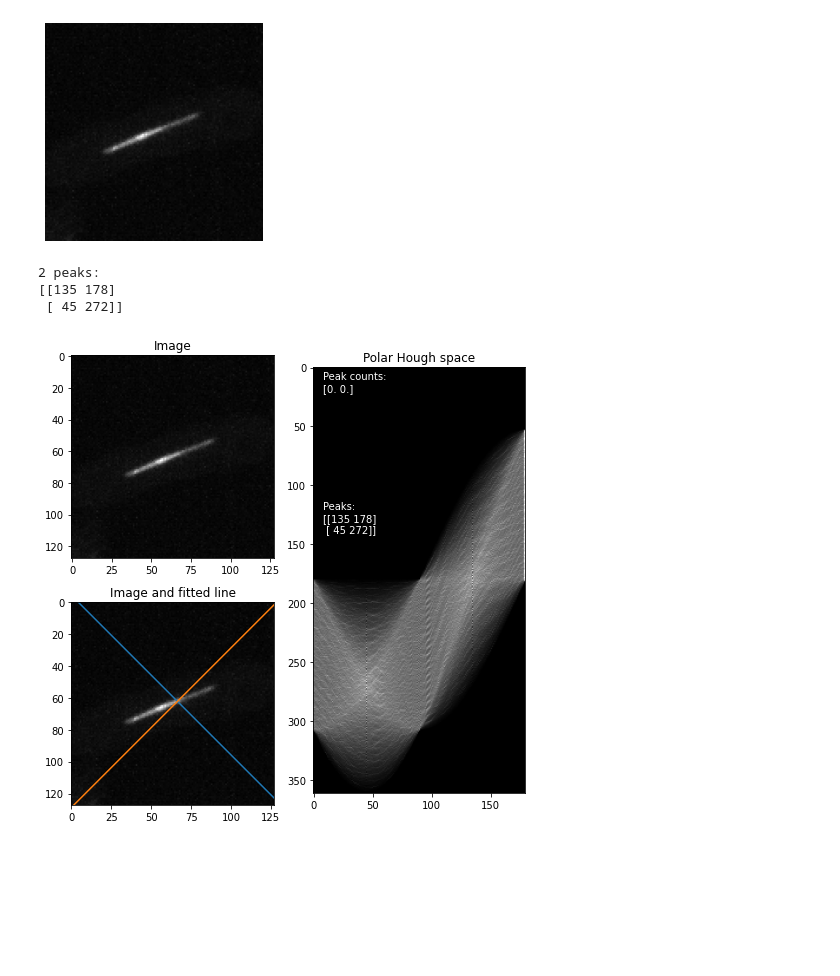
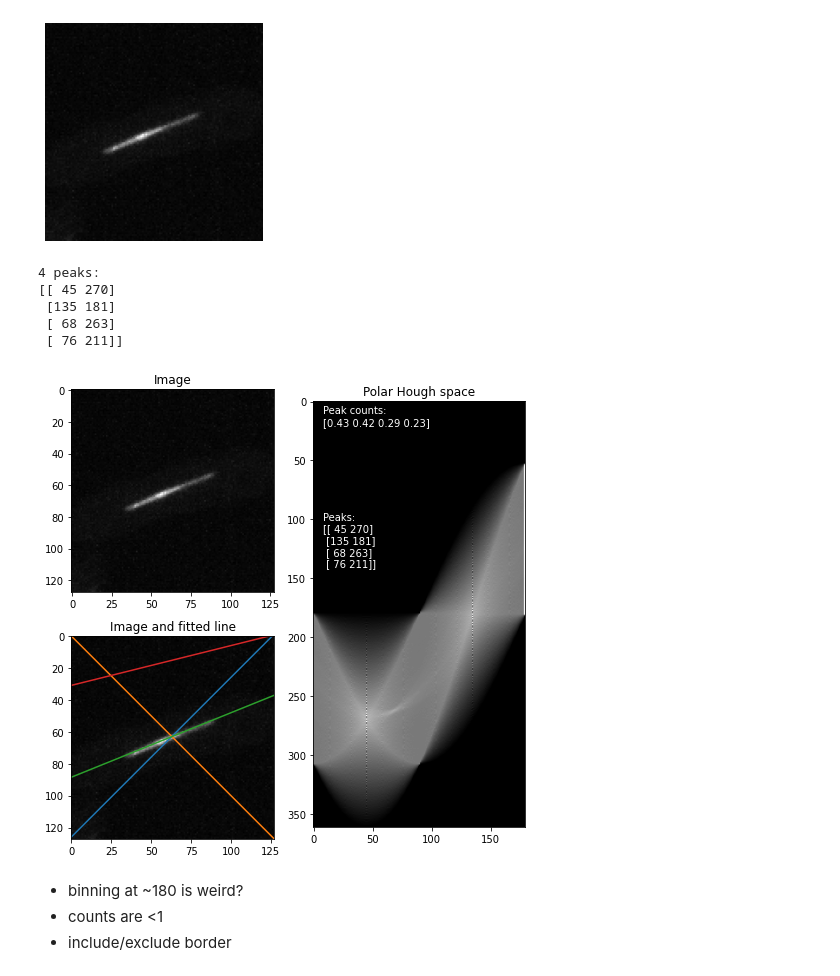
Before and after one commit to CulleyLab/fitting_lines, a Jupyter notebook: Hough_transform/Hough_transform_raw_data.ipynb, the cells around one changed output. Drawn from its saved outputs; the diff is of its cells as text; code cells hidden in the pictures; blank space fills up the shorter version.

```diff
--- a/Hough_transform/Hough_transform_raw_data.ipynb
+++ b/Hough_transform/Hough_transform_raw_data.ipynb
@@ -62,7 +62,7 @@ accumulator, theta_vals, rho_vals = np.histogram2d(
     rhos_res.ravel(),
     bins = [n_thetas-1, n_rhos-1],
     range = [np.deg2rad([0, 180]), [-diag, diag]],
-    weights = np.tile(wghts, n_thetas))
+    weights = np.repeat(wghts, n_thetas))
 # %%
 accumulator_org.shape
 accumulator.shape
@@ -84,7 +84,7 @@ wghts = img[nonzeros[:,0], nonzeros[:,1]] # 16351
 np.tile(wghts, n_thetas)# 2959531
 #(rhos_res.ravel()).shape
 # %%
-min_dist = 40
+min_dist = 15
 # find local maxima
 peaks = peak_local_max(accumulator, min_distance = min_dist, exclude_border = True)
 #peaks = peak_local_max(accumulator, min_distance = min_dist, exclude_border = False)
@@ -108,9 +108,11 @@ slope = (-cos_theta_peaks) / sin_theta_peaks
 slope_x = -cos_theta_peaks*np.tile(xs.reshape(n_x, 1), n_peaks) / sin_theta_peaks
 ys = slope_x + intercept
 # %% [output]
-2 peaks:
-[[135 178]
- [ 45 272]]
+4 peaks:
+[[ 45 270]
+ [135 181]
+ [ 68 263]
+ [ 76 211]]
 # %%
 #accumulator, theta_vals, rho_vals = hough_transform(img)
 #accumulator = accumulator*img
@@ -120,32 +122,36 @@ ys = slope_x + intercept
 fig = plt.figure(figsize=(7, 7))
 
 fig.add_subplot(221)
 plt.imshow(img, cmap="gray")
 #plt.axis("off")
 plt.title("Image");
 
 fig.add_subplot(223)
 plt.imshow(img, cmap="gray")
 n_y, n_x = img.shape[:]
 x = np.array(range(n_x))
 #for i in range(peaks.shape[0]):
 #    plt.plot(xs, ys[:,i], c="indianred")
 plt.plot(xs, ys)
 plt.xlim(0,n_x-1)
 plt.ylim(n_y-1,0)
 plt.title("Image and fitted line");
 
 fig.add_subplot(122)
 plt.imshow(np.transpose(accumulator), cmap="gray");
 plt.text(8, 140,("Peaks:\n"+str(peaks)),
          fontsize = 10, color = "white")
 plt.text(8, 20,
-         ("Peak counts:\n"+str(np.around(accumulator[peaks[:,0], peaks[:,1]], 0))),
+         ("Peak counts:\n"+str(np.around(accumulator[peaks[:,0], peaks[:,1]], 2))),
          fontsize = 10, color = "white")
 
 plt.title("Polar Hough space");
 
 plt.tight_layout()
 plt.savefig("figs\\exclude_borders.png", format="png", dpi=600)
 # %% [output]
-[figure, old version]
+[figure, new version]
+# %% [markdown]
+- binning at ~180 is weird?
+- counts are <1
+- include/exclude border
```
